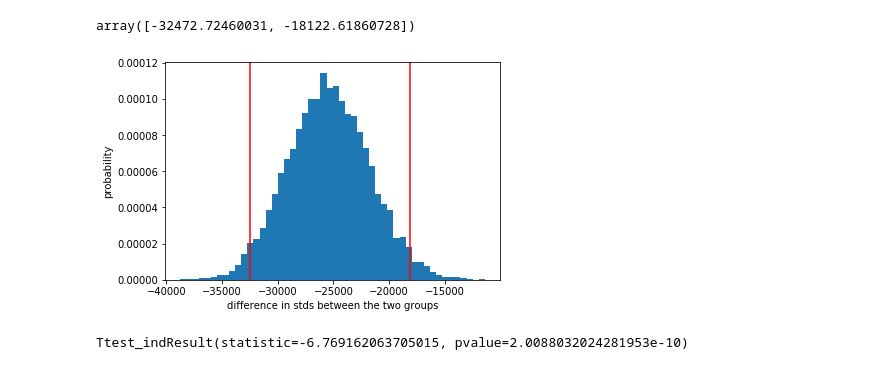
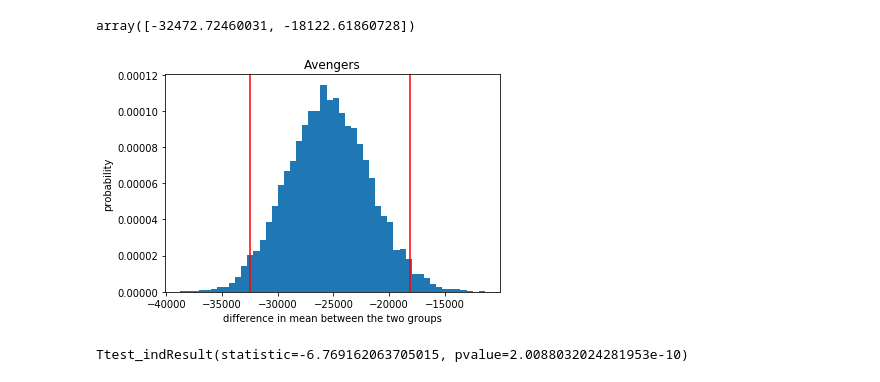
Before and after one commit to bgbarton0360/Capstone-Project-1, a Jupyter notebook: Avengers_Stat.ipynb, the cells around one changed output. Saved outputs shown, nothing was run; the diff lists cells and outputs as text; code cells hidden in the pictures.

```diff
--- a/Avengers_Stat.ipynb
+++ b/Avengers_Stat.ipynb
@@ -135,12 +135,14 @@ array([-32472.72460031, -18122.61860728])
 # %%
 plt.hist(bootstrap_mean, bins=50, density=True)
 plt.axvline(conf_interval[0], color='red')
 plt.axvline(conf_interval[1], color='red')
-plt.xlabel('difference in stds between the two groups')
+plt.title("Avengers")
+plt.xlabel('difference in mean between the two groups')
 plt.ylabel('probability')
+plt.savefig('Avengers_Stat.png', dpi=300, bbox_inches='tight')
 plt.show()
 # %% [output]
-[figure, old version]
+[figure, new version]
 # %%
 stats.ttest_ind(movie, no_movie, equal_var = False)
 # %% [output]
```
Also changed, not shown: parts of 10 cells of this notebook, 36 other files.
